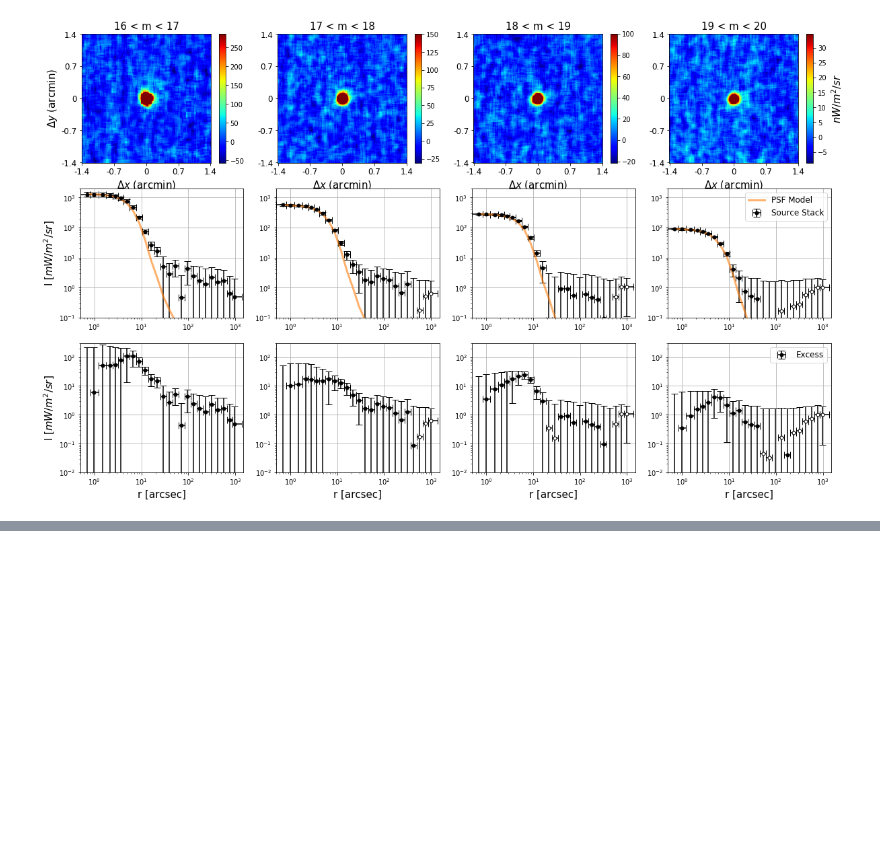
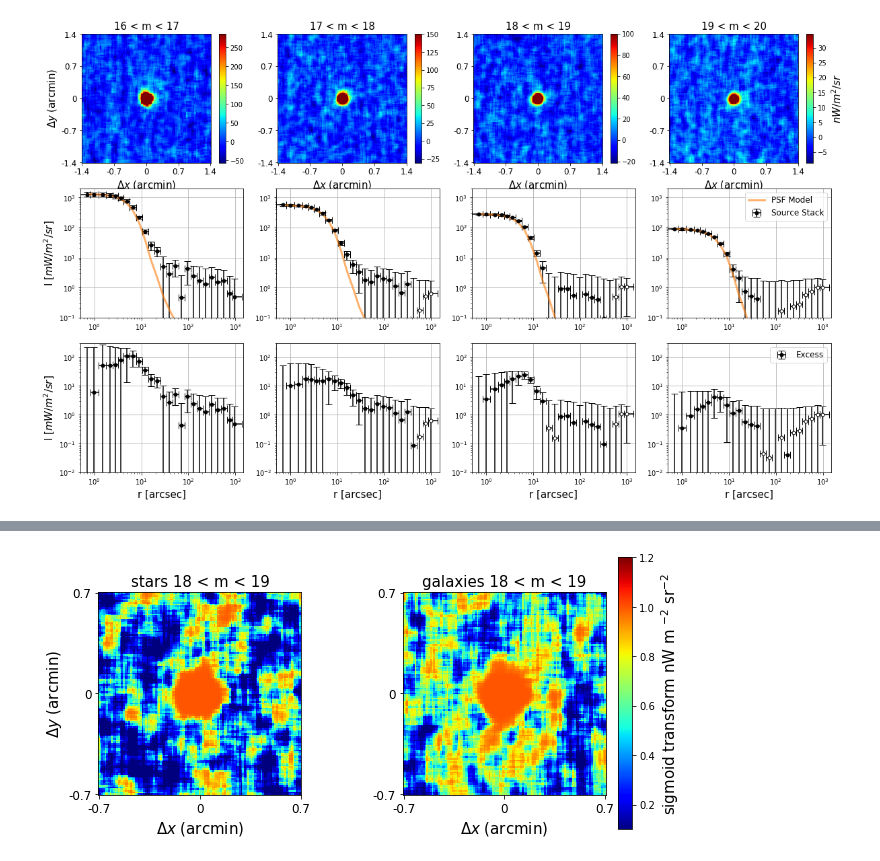
Before and after one commit to yuntingcheng/python_ciber, a Jupyter notebook: stack_modelfit/paperfigs.ipynb, the cells around one changed output, grey strips where cells are left out. Drawn from its saved outputs; the diff is of its cells as text; code cells hidden in the pictures; blank space fills up the shorter version.

```diff
--- a/stack_modelfit/paperfigs.ipynb
+++ b/stack_modelfit/paperfigs.ipynb
@@ -2322,0 +2501,53 @@ Text(0.5, 1.0, 'galaxies 17 < m < 18')
+# %%
+from stack import *
+
+inst = 1
+ifield = 4
+m_min, m_max = 18, 19
+
+fig, ax = plt.subplots(1,2,figsize=(10,5))
+
+axi = ax[0]
+stackdat = stacking(inst, ifield, m_min, m_max, load_from_file=True,
+                savename='./stack_data/stackdat_TM1_elat10_%d_%d_filt5_s_map'%(m_min, m_max)).stackdat
+m = stackdat['cbmapstack']
+k = np.median(m[1200-10:1200+10, 1200-10:1200+10])/20
+m = 1/(1 + np.exp(-m/k))
+p = imageclip(m, ax=axi, return_objects=True)
+p['cbar'].remove()
+vmin, vmax = p['vmin'], p['vmax']
+m = m[1140:1261, 1140:1261]
+pixticks1 = np.linspace(0,120,3)
+pixtick_labels1 = ['-0.7', '0', '0.7']
+p = imageclip(m, ax=axi, return_objects=True, vmin=0.1,vmax=1.2)#vmin=vmin, vmax=vmax*1.2)
+p['cbar'].remove()
+
+axi.set_xticks(pixticks1)
+axi.set_xticklabels(pixtick_labels1, fontsize=12)
+axi.set_yticks(pixticks1)
+axi.set_yticklabels(pixtick_labels1, fontsize=12)
+axi.set_xlabel(r"$\Delta x$ (arcmin)", fontsize=15)
+axi.set_ylabel(r"$\Delta y$ (arcmin)", fontsize=15)
+axi.set_title('stars %d < m < %d'%(m_min, m_max), fontsize=15)
+
+axi = ax[1]
+stackdat = stacking(inst, ifield, m_min, m_max, load_from_file=True,
+                savename='./stack_data/stackdat_TM1_elat10_%d_%d_filt5_g_map'%(m_min, m_max)).stackdat
+m = stackdat['cbmapstack']
+k = np.median(m[1200-10:1200+10, 1200-10:1200+10])/20
+m = 1/(1 + np.exp(-m/k))
+m = m[1140:1261, 1140:1261]
+pixticks1 = np.linspace(0,120,3)
+pixtick_labels1 = ['-0.7', '0', '0.7']
+p = imageclip(m, ax=axi, return_objects=True, vmin=0.1,vmax=1.2)#vmin=vmin, vmax=vmax*1.2)
+p['cbar'].ax.set_ylabel('sigmoid transform nW m $^{-2}$ sr$^{-2}$', rotation=90, fontsize=15)
+axi.set_xticks(pixticks1)
+axi.set_xticklabels(pixtick_labels1, fontsize=12)
+axi.set_yticks(pixticks1)
+axi.set_yticklabels(pixtick_labels1, fontsize=12)
+axi.set_xlabel(r"$\Delta x$ (arcmin)", fontsize=15)
+axi.set_title('galaxies %d < m < %d'%(m_min, m_max), fontsize=15)
+plt.savefig('/Users/ytcheng/Desktop/stackmaps_sigmoid.png',
+            dpi = 200, bbox_inches='tight')
+# %% [output]
+[figure, added]
```
Also changed, not shown: parts of 8 cells of this notebook, 3 other files.
